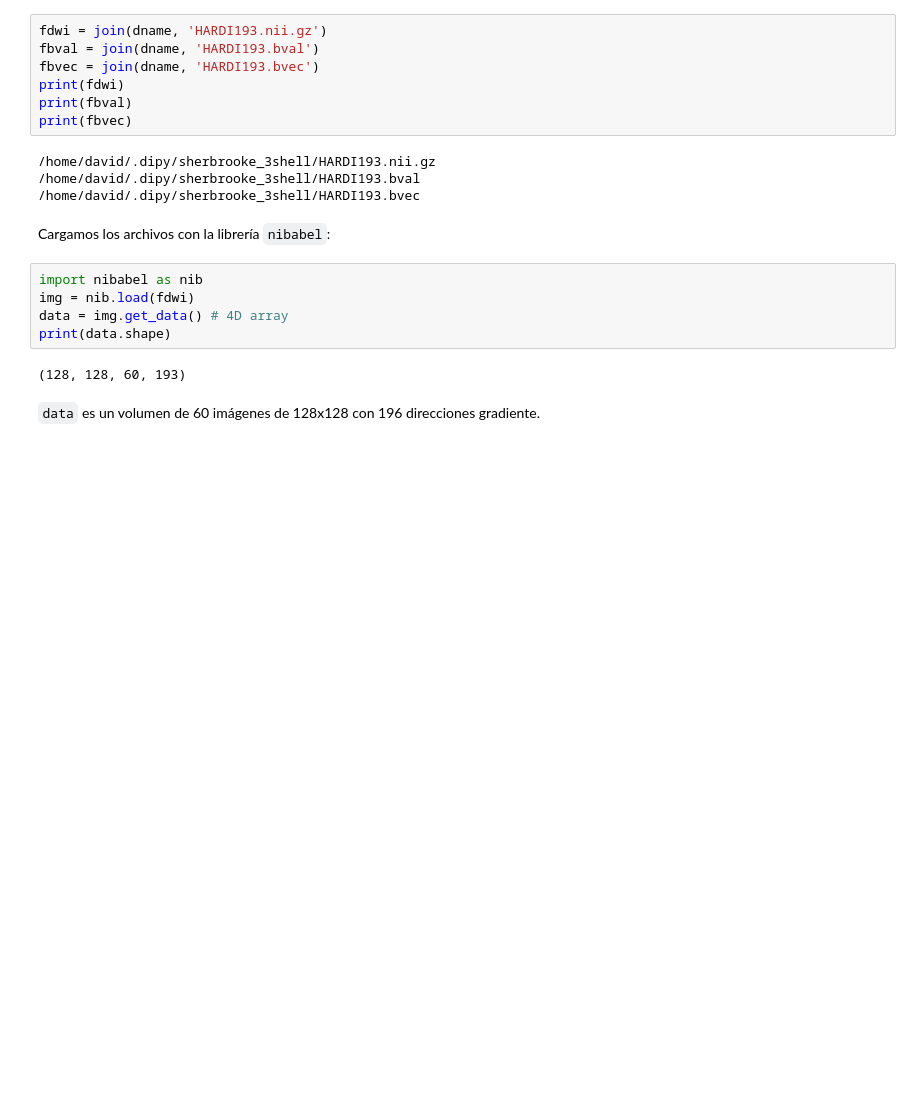
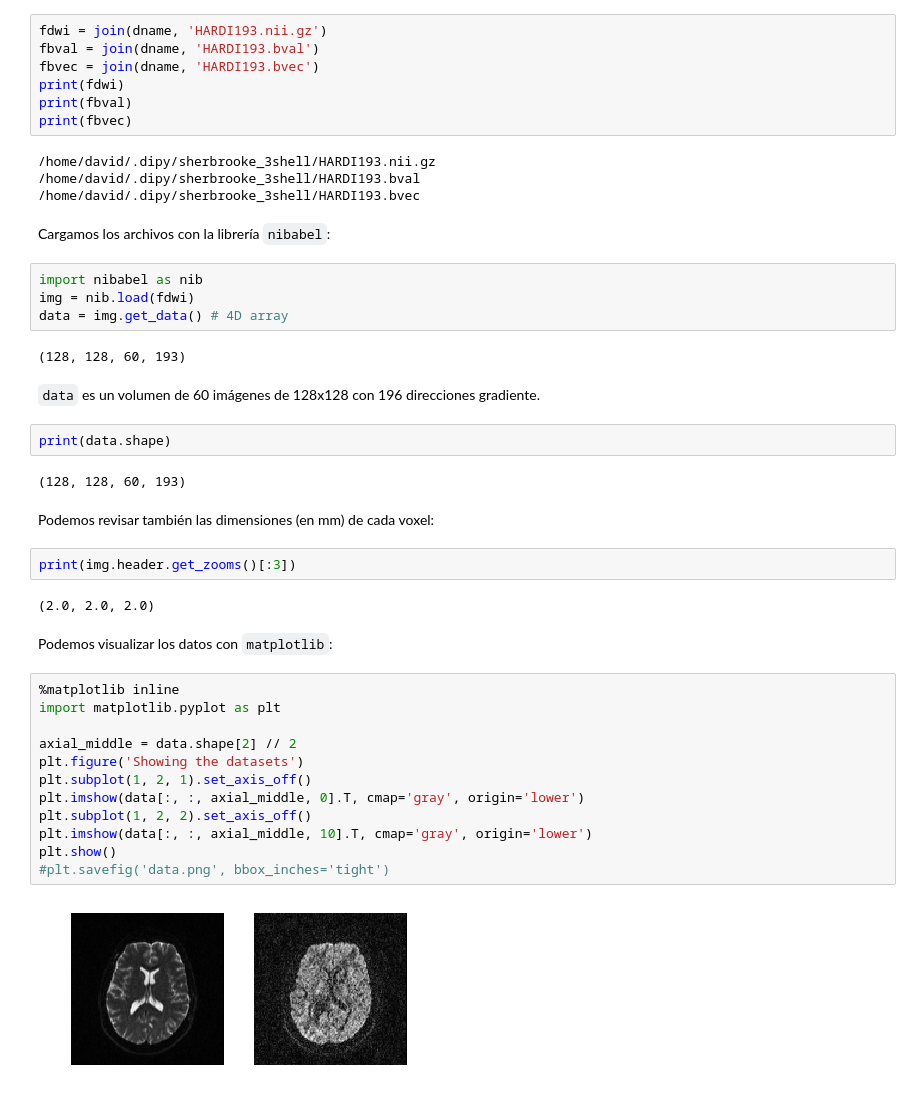
Before and after one commit to ServinDC/PythonDay2018, a Jupyter notebook: dipyStarted.ipynb, the cells around one changed output. Saved outputs shown, nothing was run; the diff lists cells and outputs as text; blank space fills up the shorter version.

````diff
--- a/dipyStarted.ipynb
+++ b/dipyStarted.ipynb
@@ -44,8 +44,33 @@
 import nibabel as nib
 img = nib.load(fdwi)
 data = img.get_data() # 4D array
-print(data.shape)
 # %% [output]
 (128, 128, 60, 193)
 # %% [markdown]
 ```data``` es un volumen de 60 imágenes de 128x128 con 196 direcciones gradiente.
+# %%
+print(data.shape)
+# %% [output]
+(128, 128, 60, 193)
+# %% [markdown]
+Podemos revisar también las dimensiones (en mm) de cada voxel:
+# %%
+print(img.header.get_zooms()[:3])
+# %% [output]
+(2.0, 2.0, 2.0)
+# %% [markdown]
+Podemos visualizar los datos con ```matplotlib```:
+# %%
+%matplotlib inline
+import matplotlib.pyplot as plt
+
+axial_middle = data.shape[2] // 2
+plt.figure('Showing the datasets')
+plt.subplot(1, 2, 1).set_axis_off()
+plt.imshow(data[:, :, axial_middle, 0].T, cmap='gray', origin='lower')
+plt.subplot(1, 2, 2).set_axis_off()
+plt.imshow(data[:, :, axial_middle, 10].T, cmap='gray', origin='lower')
+plt.show()
+#plt.savefig('data.png', bbox_inches='tight')
+# %% [output]
+[figure, added]
````
Also changed, not shown: 1 other file.
